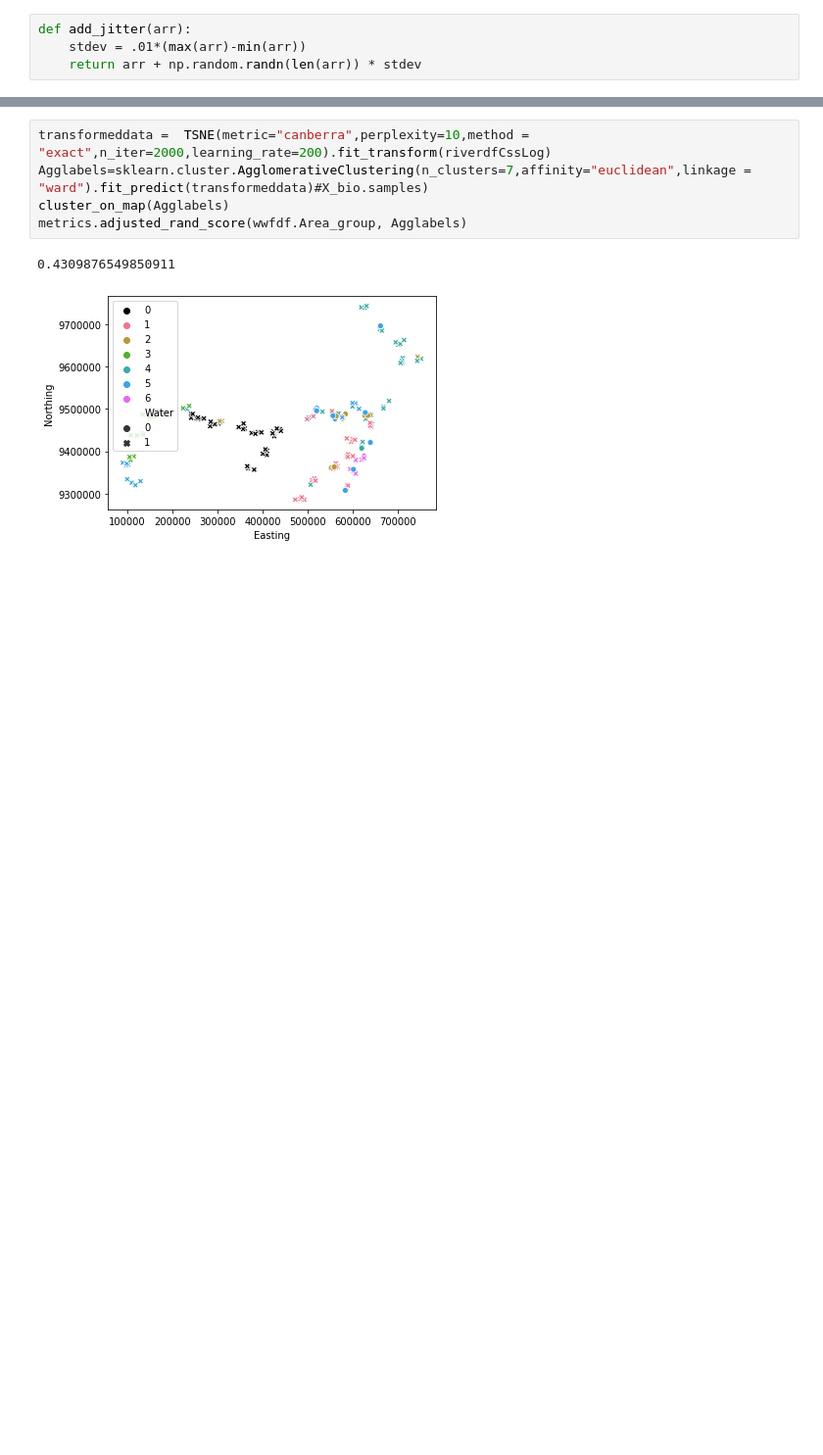
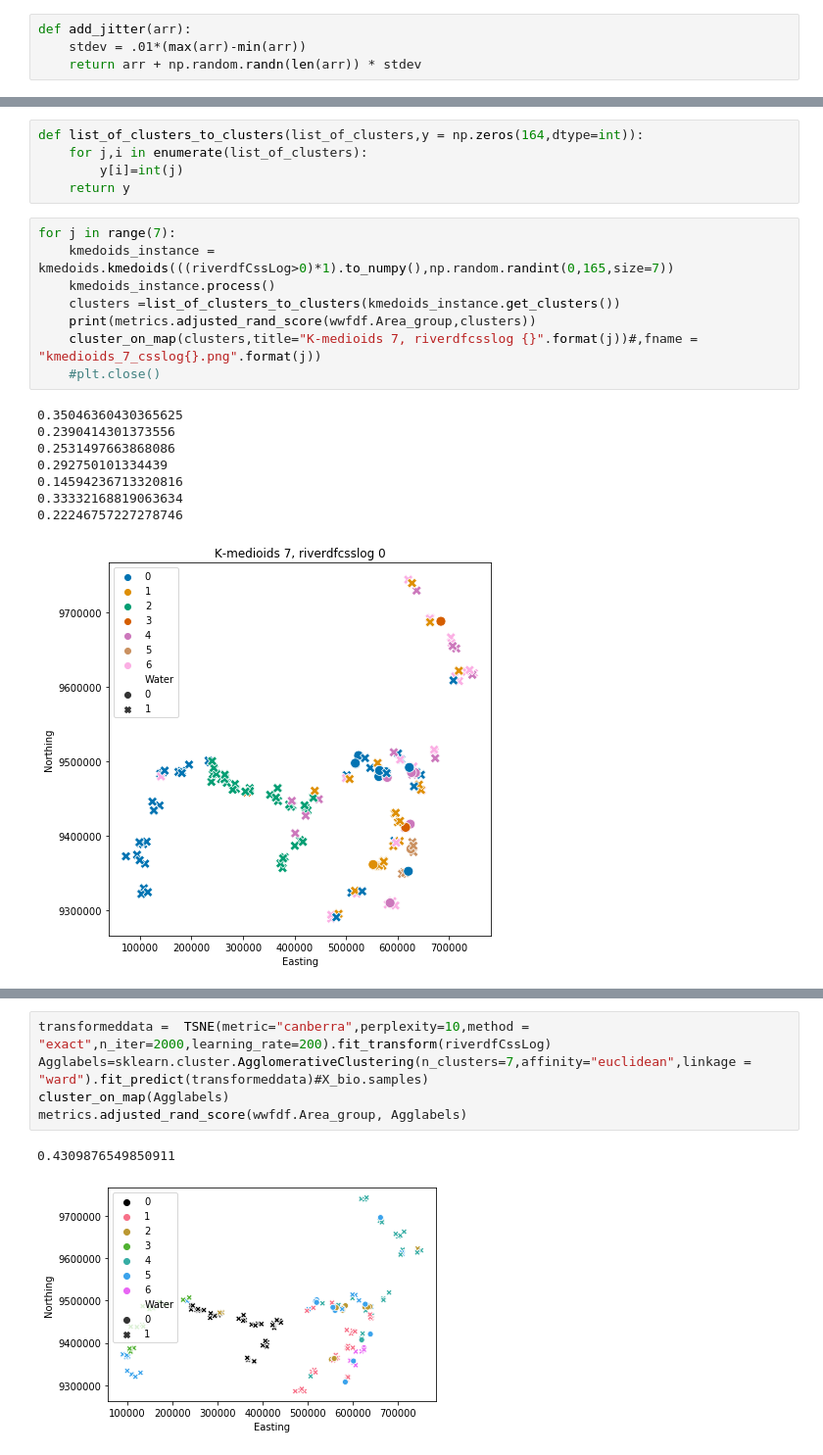
Before and after one commit to adamingas/amazon-rivers, a Jupyter notebook: UML.ipynb, the cells around one changed output, grey strips where cells are left out. Shown at 98% size. Cells and saved outputs as stored; diff of their text form; blank space fills up the shorter version.

```diff
--- a/UML.ipynb
+++ b/UML.ipynb
@@ -252,0 +268,22 @@ def cluster_on_map(labels):
+# %%
+def list_of_clusters_to_clusters(list_of_clusters,y = np.zeros(164,dtype=int)):
+    for j,i in enumerate(list_of_clusters):
+        y[i]=int(j)
+    return y
+# %%
+for j in range(7):
+    kmedoids_instance = kmedoids.kmedoids(((riverdfCssLog>0)*1).to_numpy(),np.random.randint(0,165,size=7))
+    kmedoids_instance.process()
+    clusters =list_of_clusters_to_clusters(kmedoids_instance.get_clusters())
+    print(metrics.adjusted_rand_score(wwfdf.Area_group,clusters))
+    cluster_on_map(clusters,title="K-medioids 7, riverdfcsslog {}".format(j))#,fname = "kmedioids_7_csslog{}.png".format(j))
+    #plt.close()
+# %% [output]
+0.35046360430365625
+0.2390414301373556
+0.2531497663868086
+0.292750101334439
+0.14594236713320816
+0.33332168819063634
+0.22246757227278746
+[figure, added]
```
Also changed, not shown: parts of 15 cells of this notebook, 30 other files.
